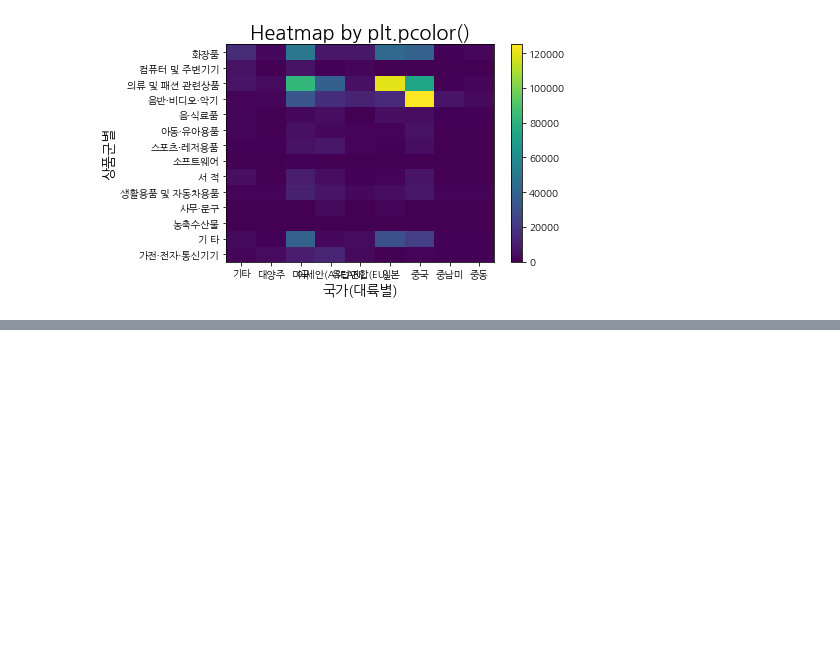
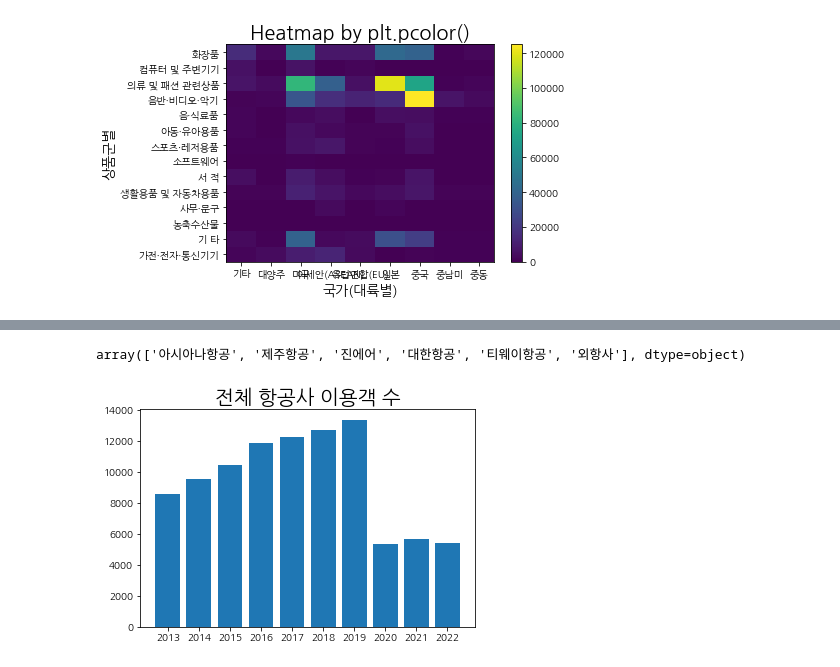
Before and after one commit to JaewooJason/Boostcourse, a Jupyter notebook: Week 4 Mission.ipynb, the cells around one changed output, grey strips where cells are left out. Drawn from its saved outputs; the diff is of its cells as text; code cells hidden in the pictures; blank space fills up the shorter version.

```diff
--- a/Week 4 Mission.ipynb
+++ b/Week 4 Mission.ipynb
@@ -188,0 +209,20 @@ plt.show()
+# %%
+df3 = df3.drop(index = 0, axis = 0)
+# %%
+df3["항공사별"].unique()
+# %% [output]
+array(['아시아나항공', '제주항공', '진에어', '대한항공', '티웨이항공', '외항사'], dtype=object)
+# %%
+df3["여객 (명)"]  = df3["여객 (명)"].astype(int)/10000
+df3["시점"] = pd.to_datetime(df3["시점"])
+df3["년도"] = df3["시점"].dt.year
+df3["월"] = df3["시점"].dt.month
+# %%
+# 연도별 총 비행기 탑승객 수 (동향파악)
+df_sum = df3.groupby(["년도"])["여객 (명)"].sum()
+plt.bar(df_sum.index , df_sum.values)
+plt.xticks(range(2013, 2023))
+plt.title("전체 항공사 이용객 수", fontsize=20, y=1)
+plt.show()
+# %% [output]
+[figure, added]
```
Also changed, not shown: parts of 2 cells of this notebook.
